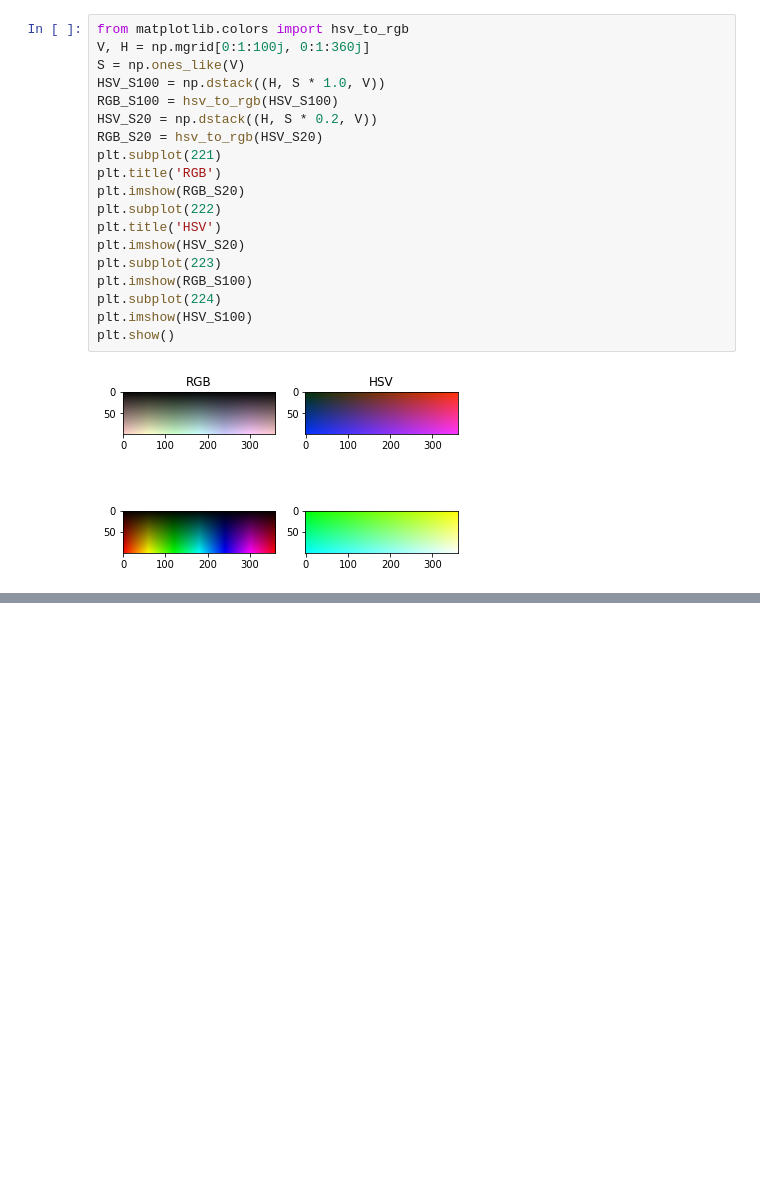
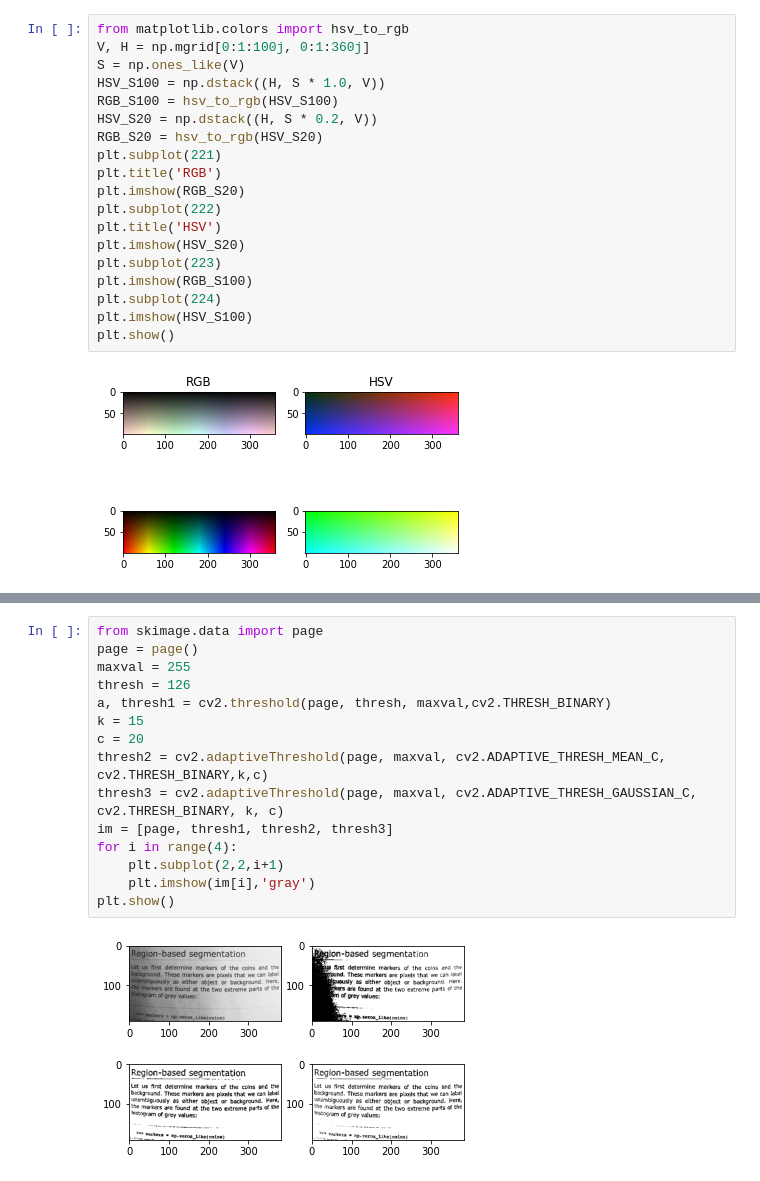
Before and after one commit to chi-hun/datascienceschool, a Jupyter notebook: datascienceschool.ipynb, the cells around one changed output, grey strips where cells are left out. Cells and saved outputs as stored; diff of their text form; blank space fills up the shorter version.

```diff
--- a/datascienceschool.ipynb
+++ b/datascienceschool.ipynb
@@ -720,0 +772,17 @@ x.size
+# %%
+from skimage.data import page
+page = page()
+maxval = 255
+thresh = 126
+a, thresh1 = cv2.threshold(page, thresh, maxval,cv2.THRESH_BINARY)
+k = 15
+c = 20
+thresh2 = cv2.adaptiveThreshold(page, maxval, cv2.ADAPTIVE_THRESH_MEAN_C, cv2.THRESH_BINARY,k,c)
+thresh3 = cv2.adaptiveThreshold(page, maxval, cv2.ADAPTIVE_THRESH_GAUSSIAN_C, cv2.THRESH_BINARY, k, c)
+im = [page, thresh1, thresh2, thresh3]
+for i in range(4):
+    plt.subplot(2,2,i+1)
+    plt.imshow(im[i],'gray')
+plt.show()
+# %% [output]
+[figure, added]
```
Also changed, not shown: parts of 5 cells of this notebook.
